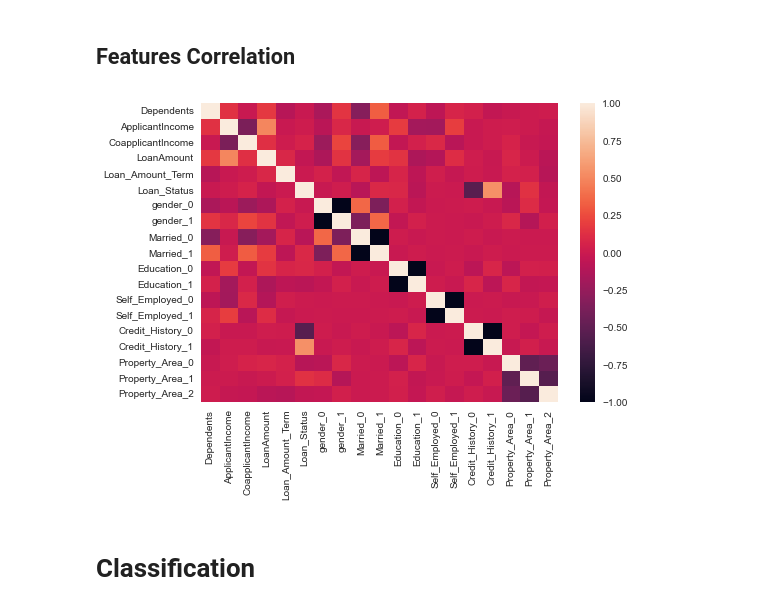
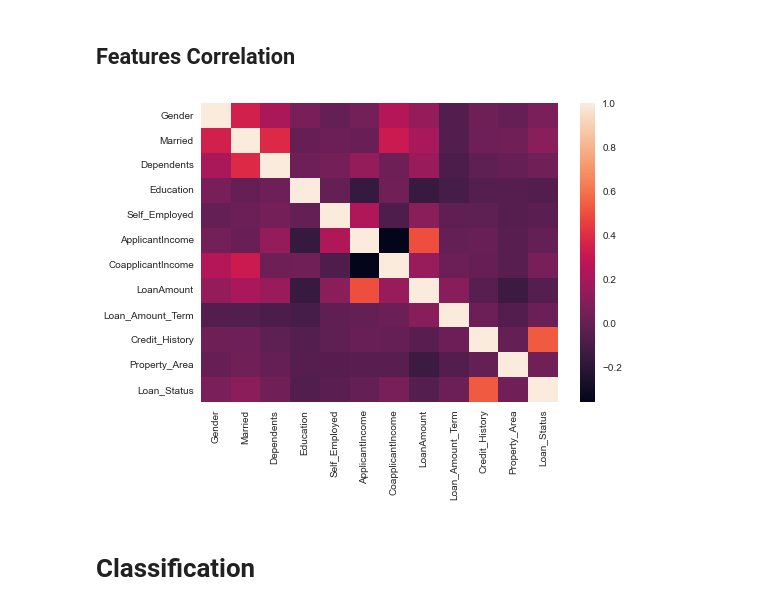
Before and after one commit to RioAbdalla/Home-Loan-Approval-Classification, a Jupyter notebook: Home Loan Approval Classifier.ipynb, the cells around one changed output. Drawn from its saved outputs; the diff is of its cells as text; code cells hidden in the pictures.

```diff
--- a/Home Loan Approval Classifier.ipynb
+++ b/Home Loan Approval Classifier.ipynb
@@ -129,0 +135,24 @@ df['Credit_History'] = df['Credit_History'].replace(np.NaN, df.Credit_History.mo
+# %%
+from sklearn.preprocessing import OrdinalEncoder
+from fancyimpute import KNN
+#instantiate both packages to use
+encoder = OrdinalEncoder()
+imputer = KNN()
+# create a list of categorical columns to iterate over
+cat_cols = ['Gender', 'Married', 'Dependents', 'Self_Employed', 'Credit_History', 'Education', 'Property_Area', 'Loan_Status']
+
+def encode(data):
+    '''function to encode non-null data and replace it in the original data'''
+    #retains only non-null values
+    nonulls = np.array(data.dropna())
+    #reshapes the data for encoding
+    impute_reshape = nonulls.reshape(-1,1)
+    #encode date
+    impute_ordinal = encoder.fit_transform(impute_reshape)
+    #Assign back encoded values to non-null values
+    data.loc[data.notnull()] = np.squeeze(impute_ordinal)
+    return data
+
+#create a for loop to iterate through each column in the data
+for columns in cat_cols:
+    encode(df[columns])
@@ -129,0 +177,5 @@ df['Credit_History'] = df['Credit_History'].replace(np.NaN, df.Credit_History.mo
+# %%
+df = df.drop(['Loan_ID'], axis = 1)
+# %%
+# impute data and convert
+encode_data = pd.DataFrame(np.round(imputer.fit_transform(df)),columns = df.columns)
@@ -163,3 +206,8 @@ df['Loan_Amount_Term'] = np.log1p(df['Loan_Amount_Term'])
+# %%
+encode_data['ApplicantIncome'] = np.log1p(encode_data['ApplicantIncome'])
+encode_data['CoapplicantIncome'] = np.log1p(encode_data['CoapplicantIncome'])
+encode_data['LoanAmount'] = np.log1p(encode_data['LoanAmount'])
+encode_data['Loan_Amount_Term'] = np.log1p(encode_data['Loan_Amount_Term'])
 # %% [markdown]
 ## One Hot Key of Categorical Values
 # %%
@@ -277,12 +315,12 @@ df ## Sanity Check
 # %% [markdown]
 ## Features Correlation
 # %%
-dataplot = sns.heatmap(df.corr())
+dataplot = sns.heatmap(encode_data.corr())
 
 # displaying heatmap
 plt.show()
 # %% [output]
-[figure, old version]
+[figure, new version]
 # %% [markdown]
 # Classification
 # %% [markdown]
```
Also changed, not shown: parts of 42 cells of this notebook.
